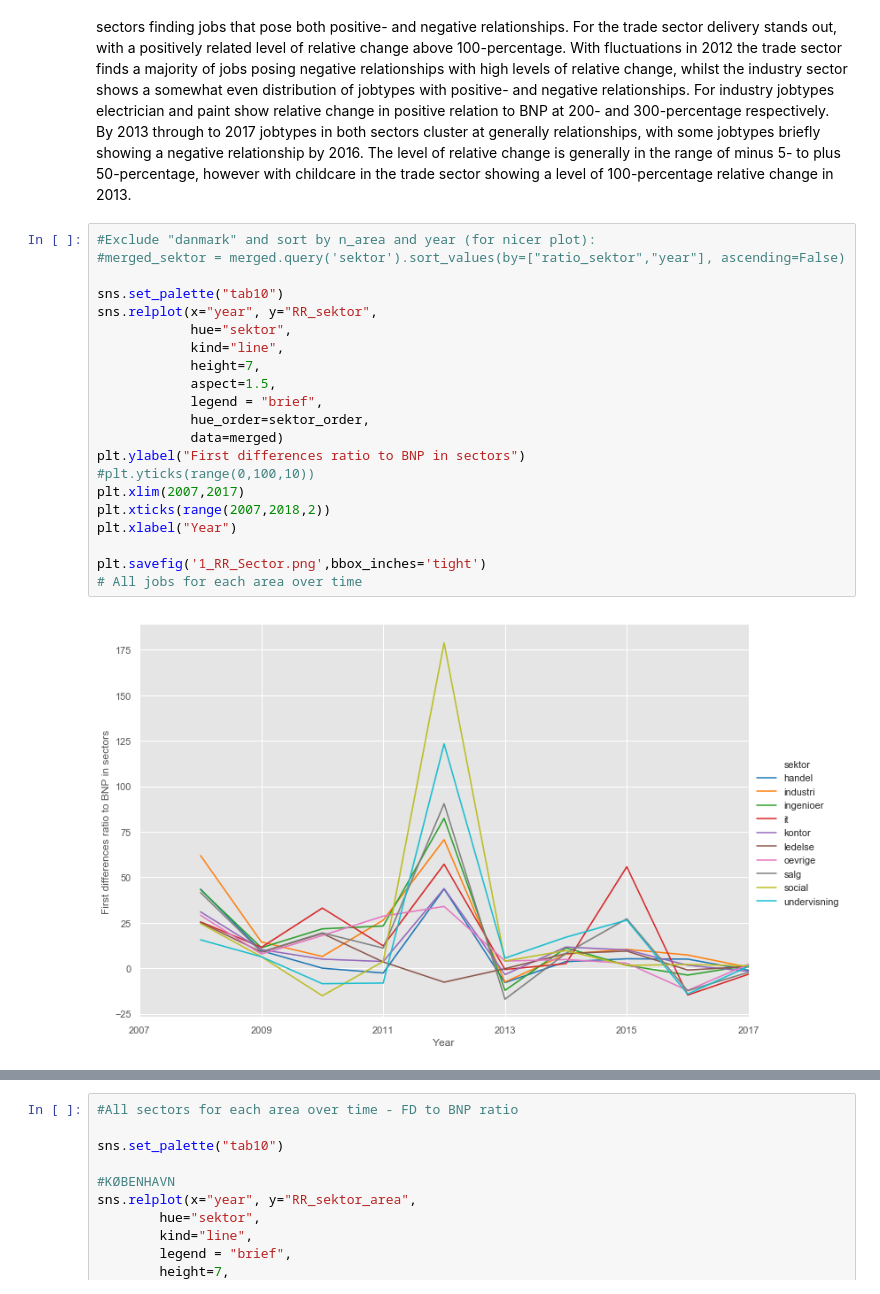
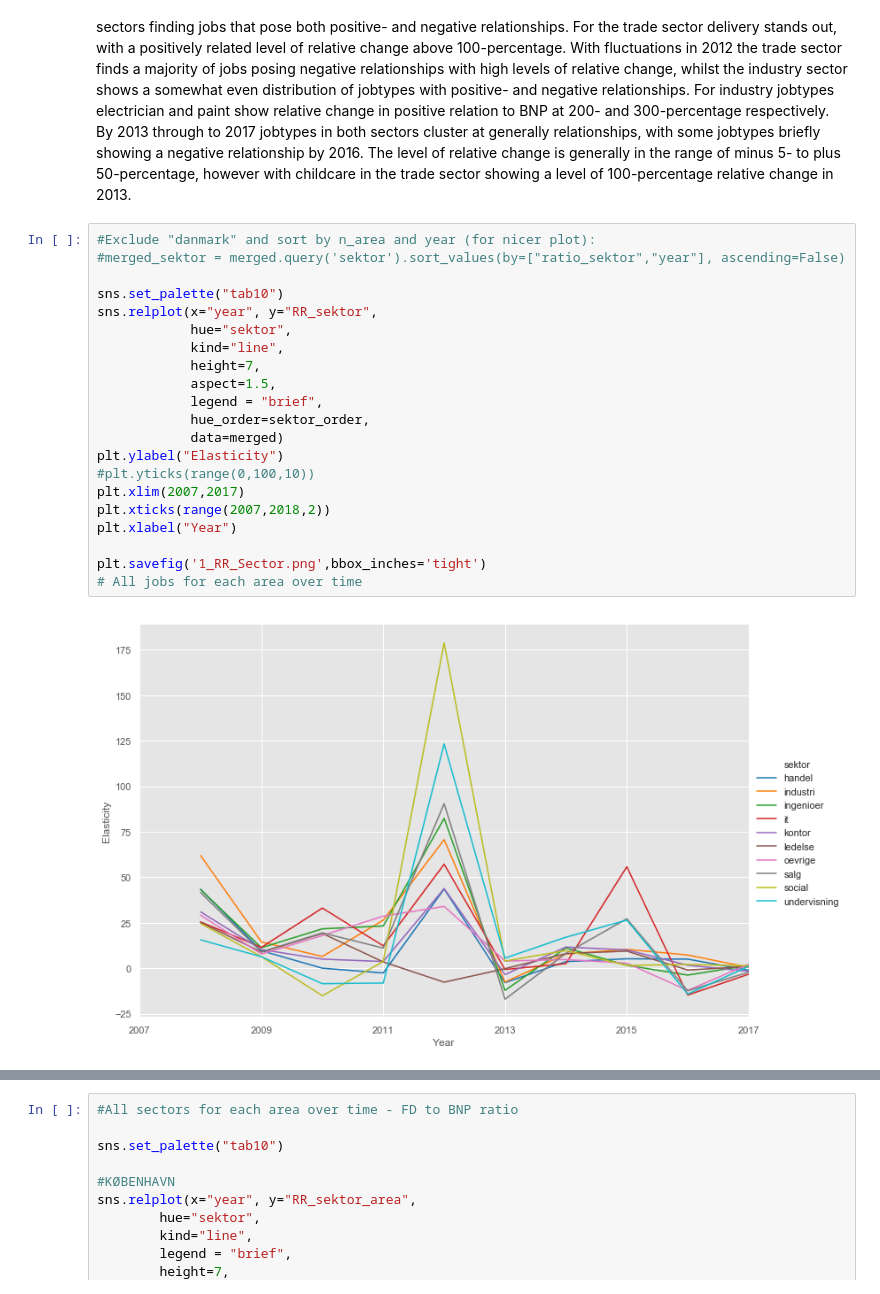
Before and after one commit to Naeim-S/GRP-33-TEST-1, a Jupyter notebook: EXAM/Analyse_August_ægte.ipynb, the cells around one changed output, grey strips where cells are left out. Cells and saved outputs as stored; diff of their text form.

```diff
--- a/EXAM/Analyse_August_ægte.ipynb
+++ b/EXAM/Analyse_August_ægte.ipynb
@@ -99,26 +99,26 @@ For jobtypes in both the industry- and the trade sector in region Zealand simila
 # %%
 #Exclude "danmark" and sort by n_area and year (for nicer plot):
 #merged_sektor = merged.query('sektor').sort_values(by=["ratio_sektor","year"], ascending=False)
 
 sns.set_palette("tab10")
 sns.relplot(x="year", y="RR_sektor",
             hue="sektor",
             kind="line",
             height=7,
             aspect=1.5,
             legend = "brief",
             hue_order=sektor_order,
             data=merged)
-plt.ylabel("First differences ratio to BNP in sectors")
+plt.ylabel("Elasticity")
 #plt.yticks(range(0,100,10))
 plt.xlim(2007,2017)
 plt.xticks(range(2007,2018,2))
 plt.xlabel("Year")
 
 plt.savefig('1_RR_Sector.png',bbox_inches='tight')
 # All jobs for each area over time
 # %% [output]
-[figure, old version]
+[figure, new version]
 # %%
 #Exclude "danmark" and sort by n_area and year (for nicer plot):
 #merged_area = merged.query(' area != "danmark"').sort_values(by=["ratio_area","year"], ascending=False)
```
Also changed, not shown: parts of 1 cell of this notebook, 2 other files.
